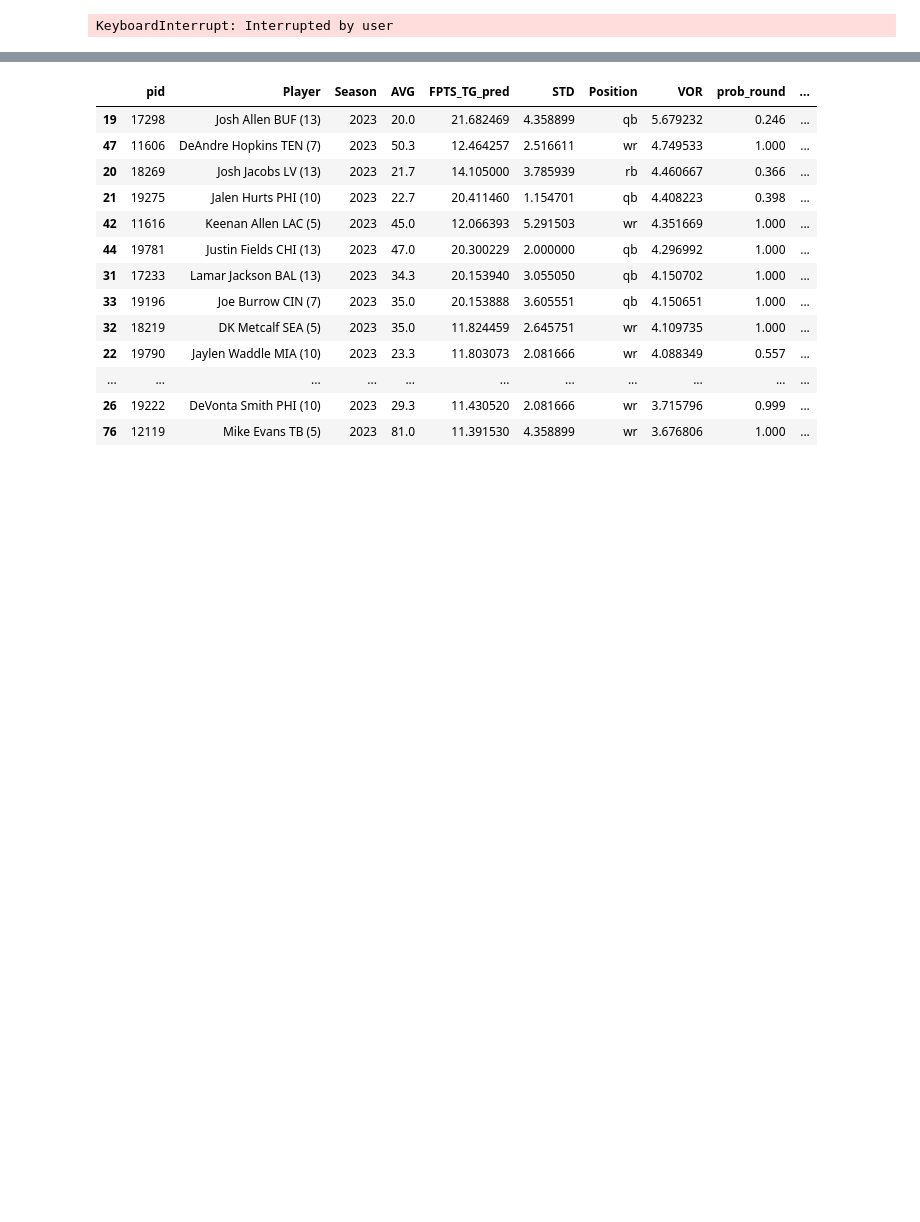
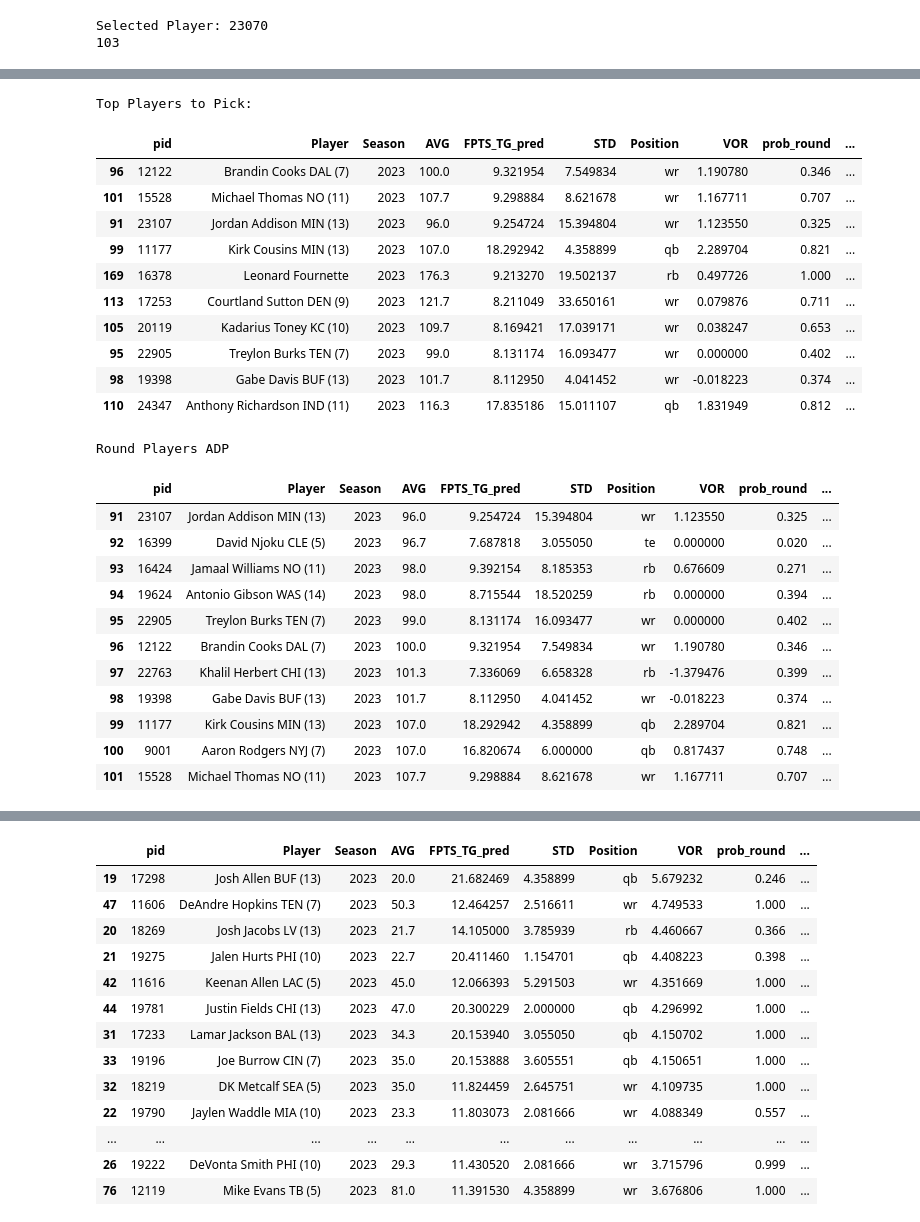
Before and after one commit to sslp23/ff_optimizer, a Jupyter notebook: Draft Model.ipynb, the cells around one changed output, grey strips where cells are left out. Drawn from its saved outputs; the diff is of its cells as text; code cells hidden in the pictures; blank space fills up the shorter version.

Commit message:
draft board with a tracker

```diff
--- a/Draft Model.ipynb
+++ b/Draft Model.ipynb
@@ -61,4 +60,5 @@ board.sort_values("VOR", ascending=False).head(30)
 # %%
+tracker = {}
 board_control = board.copy()
 total_rounds = 16
 teams = 12
@@ -68,11 +68,15 @@ outer = teams+1 - position
 position_next = position
 cur_pos = position_next
 
+vl_wr, vl_qb, vl_rb, vl_te = 0,0,0,0
+
 for r in range(1, total_rounds+1, 1):
     prob_round = []
     prob_next_round = []
     prob_third_round = []
     print(cur_pos)
+    display(pd.DataFrame(tracker, index=["Player", "Position", "VOR Loss when Selected", "WR Accumulated VOR Loss", "RB Accumulated VOR Loss", "QB Accumulated VOR Loss", "TE Accumulated VOR Loss"]))
+
     for i, player in board.iterrows():
 
         xppg = player["FPTS_TG_pred"]
@@ -109,6 +113,7 @@ for r in range(1, total_rounds+1, 1):
     vor_loss_10 = []
     vor_loss_30 = []
     vor_loss_50 = []
+    vor_loss_third = []
 
     for i, player in board.iterrows():
         player_pos = player["Position"]
@@ -117,21 +122,44 @@ for r in range(1, total_rounds+1, 1):
         vor_loss_10.append(vor - bc_sorted[(bc_sorted.Position == player_pos) & (bc_sorted.prob_next_round > 0.1)].head(3)["VOR"].mean(numeric_only=True))
         vor_loss_30.append(vor - bc_sorted[(bc_sorted.Position == player_pos) & (bc_sorted.prob_next_round > 0.3)].head(3)["VOR"].mean(numeric_only=True))
         vor_loss_50.append(vor - bc_sorted[(bc_sorted.Position == player_pos) & (bc_sorted.prob_next_round > 0.5)].head(3)["VOR"].mean(numeric_only=True))
+        #vor_loss_third.append(vor - bc_sorted[(bc_sorted.Position == player_pos) & (bc_sorted.prob_third_round > 0.5)].head(3)["VOR"].mean(numeric_only=True))
 
-    board_control["VOR Loss 10"] = vor_loss_10
-    board_control["VOR Loss 30"] = vor_loss_30
+    #board_control["VOR Loss 10"] = vor_loss_10
+    #board_control["VOR Loss 30"] = vor_loss_30
     board_control["VOR Loss 50"] = vor_loss_50
+    #board_control["VOR Loss Third"] = vor_loss_third
 
     #board_control["Priority"] = board_control["VOR Loss 50"]*board_control["prob_round"]
     print("Top Players to Pick: ")
-    display(board_control[board_control["prob_round"] >0.3].sort_values("VOR Loss 50", ascending=False).head(20))
+    top_table = board_control[board_control["prob_round"] >0.3].sort_values("VOR Loss 50", ascending=False)
+    display(top_table.head(10))
 
     print("Round Players ADP")
     display(board_control[(board_control.AVG >=(r-1)*teams) & (board_control.AVG<=r*teams)])
     clear_output(wait=True)
-    input("Selected Player: ")
+    sel = int(input("Selected Player: "))
+    pos_sel = board_control[board_control.pid == sel]["Position"].values[0]
+
+    vl_wr += top_table[top_table.Position == "wr"]["VOR Loss 50"].values[0]
+    vl_qb += top_table[top_table.Position == "qb"]["VOR Loss 50"].values[0]
+    vl_rb += top_table[top_table.Position == "rb"]["VOR Loss 50"].values[0]
+    vl_te += top_table[top_table.Position == "te"]["VOR Loss 50"].values[0]
+
+    sel_vor = board_control[board_control.pid == sel].values[0][-1]
+
+    if pos_sel == "wr":
+        vl_wr-=sel_vor
+    elif pos_sel == "rb":
+        vl_rb-=sel_vor
+    elif pos_sel == "qb":
+        vl_qb-=sel_vor
+    elif pos_sel == "te":
+        vl_te-=sel_vor
+
+    tracker["Round "+str(r)] = (board[board.pid == sel].values[0][1], pos_sel, sel_vor, vl_wr, vl_rb, vl_qb, vl_te)
     #if r == 10:
         #print("stop")
     #    break
 # %% [output]
-KeyboardInterrupt: Interrupted by user
+Selected Player: 23070
+103
@@ -137,0 +174,25 @@ KeyboardInterrupt: Interrupted by user
+Top Players to Pick:
+|  | pid | Player | Season | AVG | FPTS_TG_pred | STD | Position | VOR | prob_round | ... |
+| 96 | 12122 | Brandin Cooks DAL (7) | 2023 | 100.0 | 9.321954 | 7.549834 | wr | 1.190780 | 0.346 | ... |
+| 101 | 15528 | Michael Thomas NO (11) | 2023 | 107.7 | 9.298884 | 8.621678 | wr | 1.167711 | 0.707 | ... |
+| 91 | 23107 | Jordan Addison MIN (13) | 2023 | 96.0 | 9.254724 | 15.394804 | wr | 1.123550 | 0.325 | ... |
+| 99 | 11177 | Kirk Cousins MIN (13) | 2023 | 107.0 | 18.292942 | 4.358899 | qb | 2.289704 | 0.821 | ... |
+| 169 | 16378 | Leonard Fournette | 2023 | 176.3 | 9.213270 | 19.502137 | rb | 0.497726 | 1.000 | ... |
+| 113 | 17253 | Courtland Sutton DEN (9) | 2023 | 121.7 | 8.211049 | 33.650161 | wr | 0.079876 | 0.711 | ... |
+| 105 | 20119 | Kadarius Toney KC (10) | 2023 | 109.7 | 8.169421 | 17.039171 | wr | 0.038247 | 0.653 | ... |
+| 95 | 22905 | Treylon Burks TEN (7) | 2023 | 99.0 | 8.131174 | 16.093477 | wr | 0.000000 | 0.402 | ... |
+| 98 | 19398 | Gabe Davis BUF (13) | 2023 | 101.7 | 8.112950 | 4.041452 | wr | -0.018223 | 0.374 | ... |
+| 110 | 24347 | Anthony Richardson IND (11) | 2023 | 116.3 | 17.835186 | 15.011107 | qb | 1.831949 | 0.812 | ... |
+Round Players ADP
+|  | pid | Player | Season | AVG | FPTS_TG_pred | STD | Position | VOR | prob_round | ... |
+| 91 | 23107 | Jordan Addison MIN (13) | 2023 | 96.0 | 9.254724 | 15.394804 | wr | 1.123550 | 0.325 | ... |
+| 92 | 16399 | David Njoku CLE (5) | 2023 | 96.7 | 7.687818 | 3.055050 | te | 0.000000 | 0.020 | ... |
+| 93 | 16424 | Jamaal Williams NO (11) | 2023 | 98.0 | 9.392154 | 8.185353 | rb | 0.676609 | 0.271 | ... |
+| 94 | 19624 | Antonio Gibson WAS (14) | 2023 | 98.0 | 8.715544 | 18.520259 | rb | 0.000000 | 0.394 | ... |
+| 95 | 22905 | Treylon Burks TEN (7) | 2023 | 99.0 | 8.131174 | 16.093477 | wr | 0.000000 | 0.402 | ... |
+| 96 | 12122 | Brandin Cooks DAL (7) | 2023 | 100.0 | 9.321954 | 7.549834 | wr | 1.190780 | 0.346 | ... |
+| 97 | 22763 | Khalil Herbert CHI (13) | 2023 | 101.3 | 7.336069 | 6.658328 | rb | -1.379476 | 0.399 | ... |
+| 98 | 19398 | Gabe Davis BUF (13) | 2023 | 101.7 | 8.112950 | 4.041452 | wr | -0.018223 | 0.374 | ... |
+| 99 | 11177 | Kirk Cousins MIN (13) | 2023 | 107.0 | 18.292942 | 4.358899 | qb | 2.289704 | 0.821 | ... |
+| 100 | 9001 | Aaron Rodgers NYJ (7) | 2023 | 107.0 | 16.820674 | 6.000000 | qb | 0.817437 | 0.748 | ... |
+| 101 | 15528 | Michael Thomas NO (11) | 2023 | 107.7 | 9.298884 | 8.621678 | wr | 1.167711 | 0.707 | ... |
```
Also changed, not shown: parts of 5 cells of this notebook, 2 other files.
